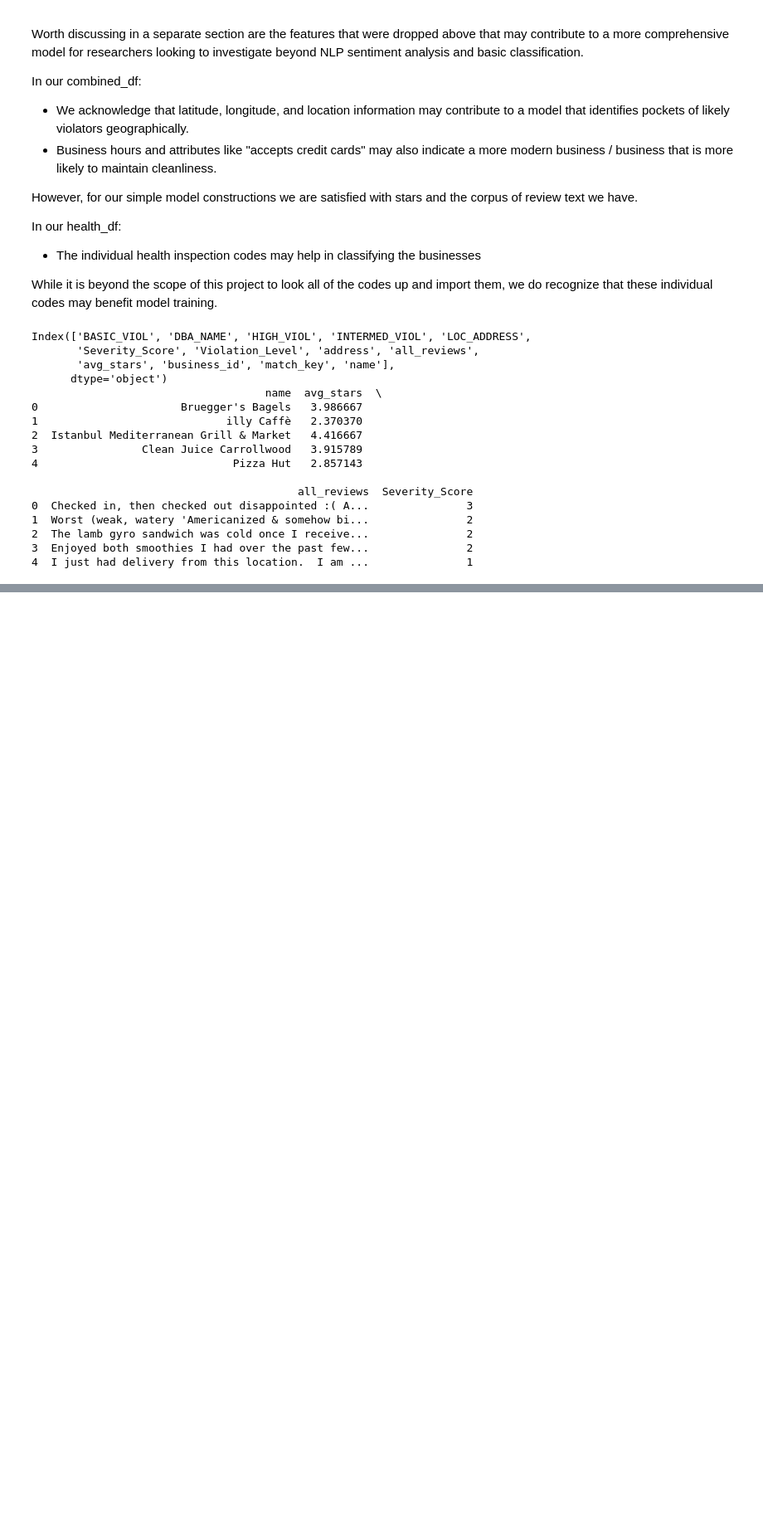
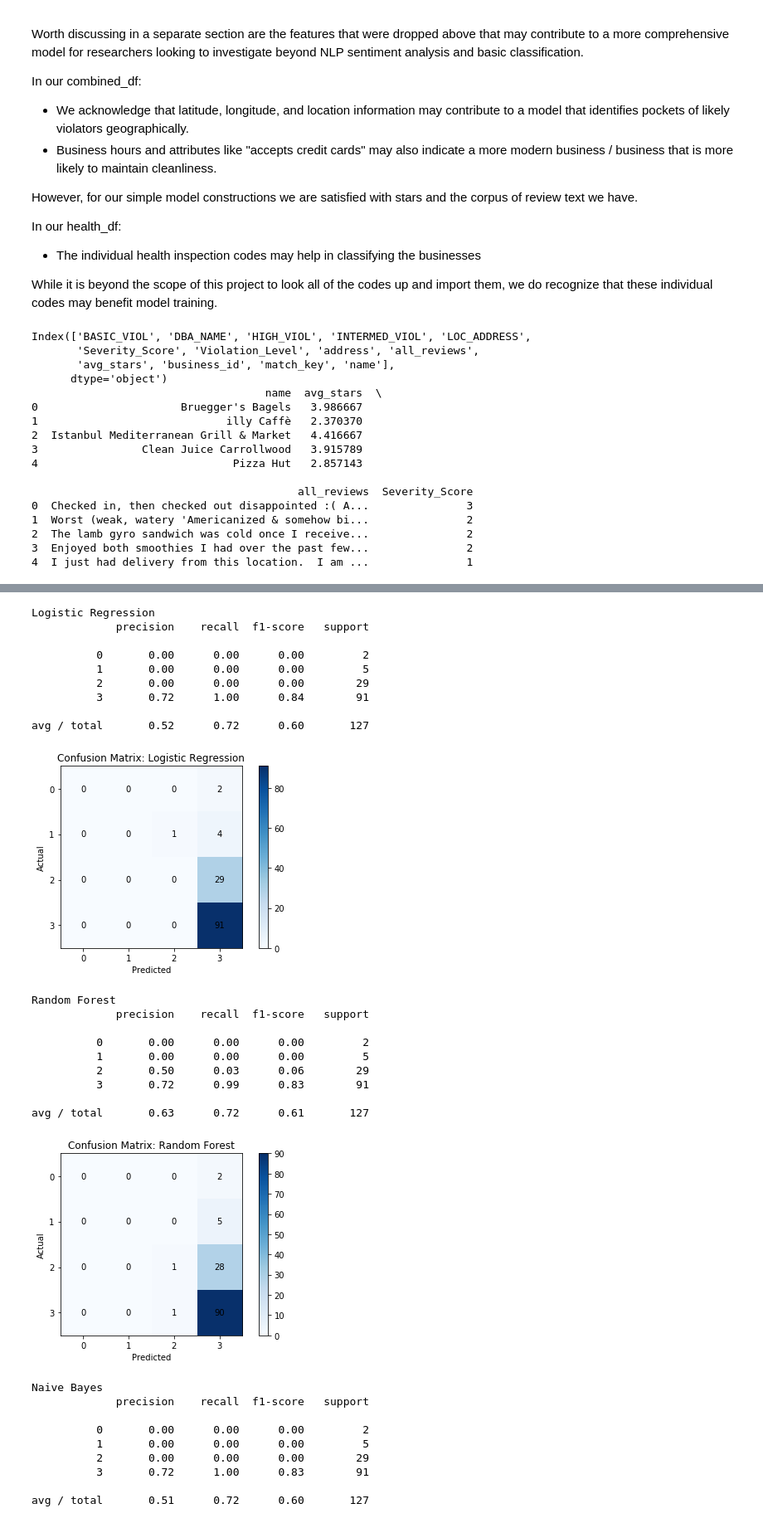
Before and after one commit to krmiller678/CAP4770_Final_Project_Group9, a Jupyter notebook: FinalProject.ipynb, the cells around one changed output, grey strips where cells are left out. Shown: that part at 83% size. Drawn from its saved outputs; the diff is of its cells as text; code cells hidden in the pictures; blank space fills up the shorter version.

Commit message:
Finished construction of 3 basic models

```diff
--- a/FinalProject.ipynb
+++ b/FinalProject.ipynb
@@ -590,0 +646,4 @@ To clean our data sets and prepare them for joining so that we may build out our
+# %%
+# Task 2 Snippet A - Random Forest training setup
+X_train_dense = X_train.toarray()
+X_test_dense = X_test.toarray()
@@ -590,0 +697,69 @@ To clean our data sets and prepare them for joining so that we may build out our
+# %%
+# Section VIII Snippet A - Confusion Matrix Plotting Function
+def plot_confusion_matrix(y_true, y_pred, title):
+    cm = confusion_matrix(y_true, y_pred)
+    classes = sorted(np.unique(y_true))
+
+    fig, ax = plt.subplots()
+    im = ax.imshow(cm, cmap='Blues')
+
+    # Show labels
+    ax.set_xticks(np.arange(len(classes)))
+    ax.set_yticks(np.arange(len(classes)))
+    ax.set_xticklabels(classes)
+    ax.set_yticklabels(classes)
+    ax.set_xlabel('Predicted')
+    ax.set_ylabel('Actual')
+    plt.title(f"Confusion Matrix: {title}")
+
+    # Annotate cells
+    for i in range(len(classes)):
+        for j in range(len(classes)):
+            ax.text(j, i, cm[i, j], ha="center", va="center", color="black")
+
+    plt.colorbar(im)
+    plt.tight_layout()
+    plt.show()
+# %%
+# Section VIII Snippet B - Model Evaluation through Confusion Matrix Plotting
+print("Logistic Regression")
+print(classification_report(y_test, y_pred_logreg))
+plot_confusion_matrix(y_test, y_pred_logreg, "Logistic Regression")
+
+print("Random Forest")
+print(classification_report(y_test, y_pred_rf))
+plot_confusion_matrix(y_test, y_pred_rf, "Random Forest")
+
+print("Naive Bayes")
+print(classification_report(y_test, y_pred_nb))
+plot_confusion_matrix(y_test, y_pred_nb, "Naive Bayes")
+# %% [output]
+Logistic Regression
+             precision    recall  f1-score   support
+
+          0       0.00      0.00      0.00         2
+          1       0.00      0.00      0.00         5
+          2       0.00      0.00      0.00        29
+          3       0.72      1.00      0.84        91
+
+avg / total       0.52      0.72      0.60       127
+[figure, added]
+Random Forest
+             precision    recall  f1-score   support
+
+          0       0.00      0.00      0.00         2
+          1       0.00      0.00      0.00         5
+          2       0.50      0.03      0.06        29
+          3       0.72      0.99      0.83        91
+
+avg / total       0.63      0.72      0.61       127
+[figure, added]
+Naive Bayes
+             precision    recall  f1-score   support
+
+          0       0.00      0.00      0.00         2
+          1       0.00      0.00      0.00         5
+          2       0.00      0.00      0.00        29
+          3       0.72      1.00      0.83        91
+
+avg / total       0.51      0.72      0.60       127
```
Also changed, not shown: parts of 54 cells of this notebook.
